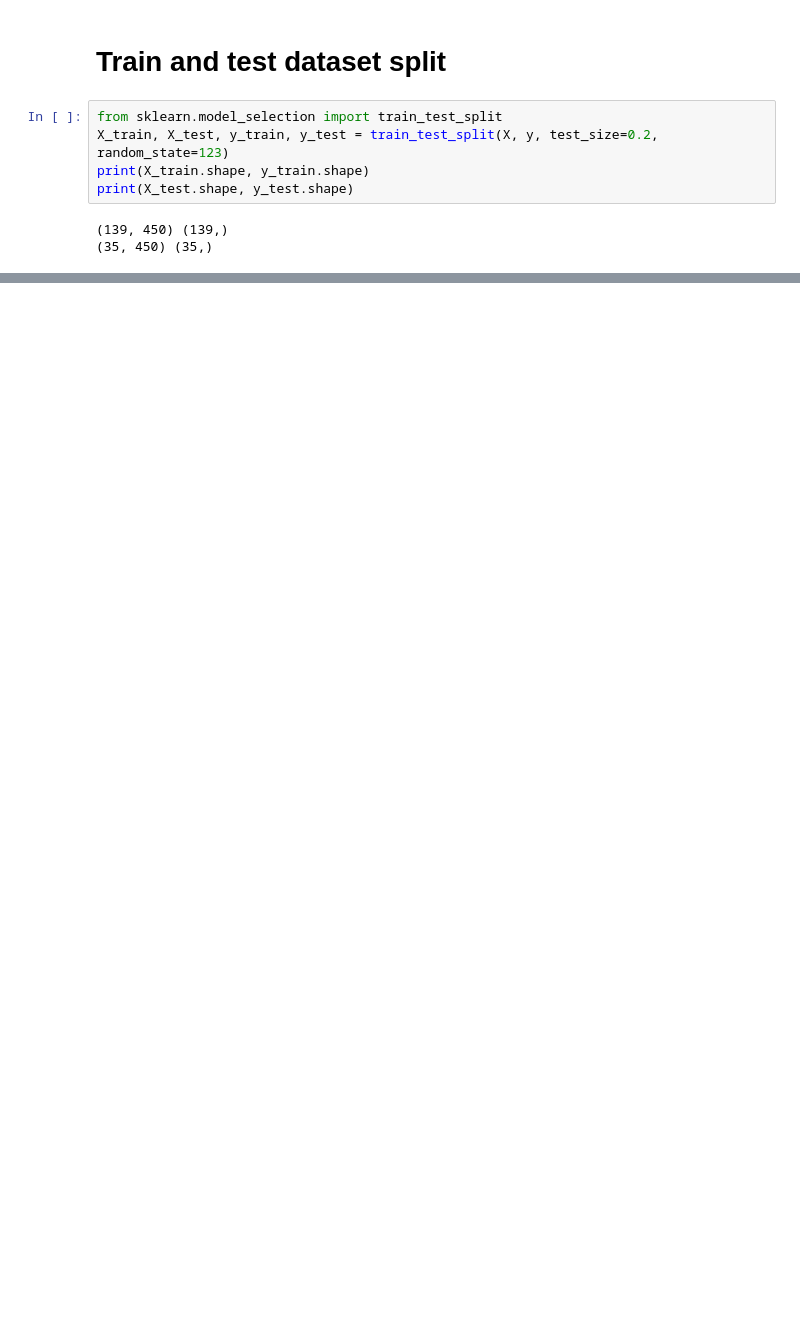
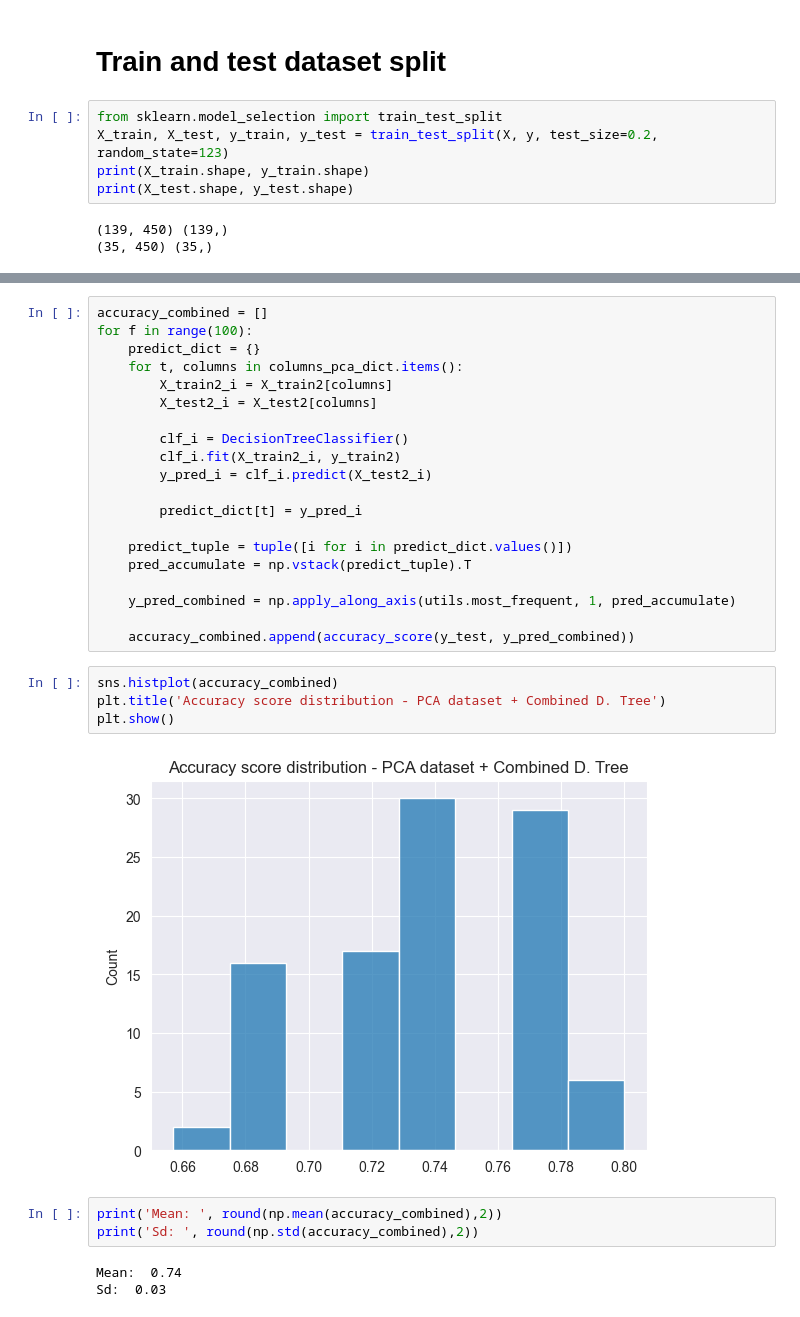
Before and after one commit to PieroAlonsoV/study_4830, a Jupyter notebook: code.ipynb, the cells around one changed output, grey strips where cells are left out. Drawn from its saved outputs; the diff is of its cells as text; blank space fills up the shorter version.

```diff
--- a/code.ipynb
+++ b/code.ipynb
@@ -171,0 +146,32 @@ plt.show()
+# %%
+accuracy_combined = []
+for f in range(100):
+    predict_dict = {}
+    for t, columns in columns_pca_dict.items():
+        X_train2_i = X_train2[columns]
+        X_test2_i = X_test2[columns]
+
+        clf_i = DecisionTreeClassifier()
+        clf_i.fit(X_train2_i, y_train2)
+        y_pred_i = clf_i.predict(X_test2_i)
+
+        predict_dict[t] = y_pred_i
+
+    predict_tuple = tuple([i for i in predict_dict.values()])
+    pred_accumulate = np.vstack(predict_tuple).T
+
+    y_pred_combined = np.apply_along_axis(utils.most_frequent, 1, pred_accumulate)
+
+    accuracy_combined.append(accuracy_score(y_test, y_pred_combined))
+# %%
+sns.histplot(accuracy_combined)
+plt.title('Accuracy score distribution - PCA dataset + Combined D. Tree')
+plt.show()
+# %% [output]
+[figure, added]
+# %%
+print('Mean: ', round(np.mean(accuracy_combined),2))
+print('Sd: ', round(np.std(accuracy_combined),2))
+# %% [output]
+Mean:  0.74
+Sd:  0.03
```
Also changed, not shown: parts of 30 cells of this notebook, 1 other file.
